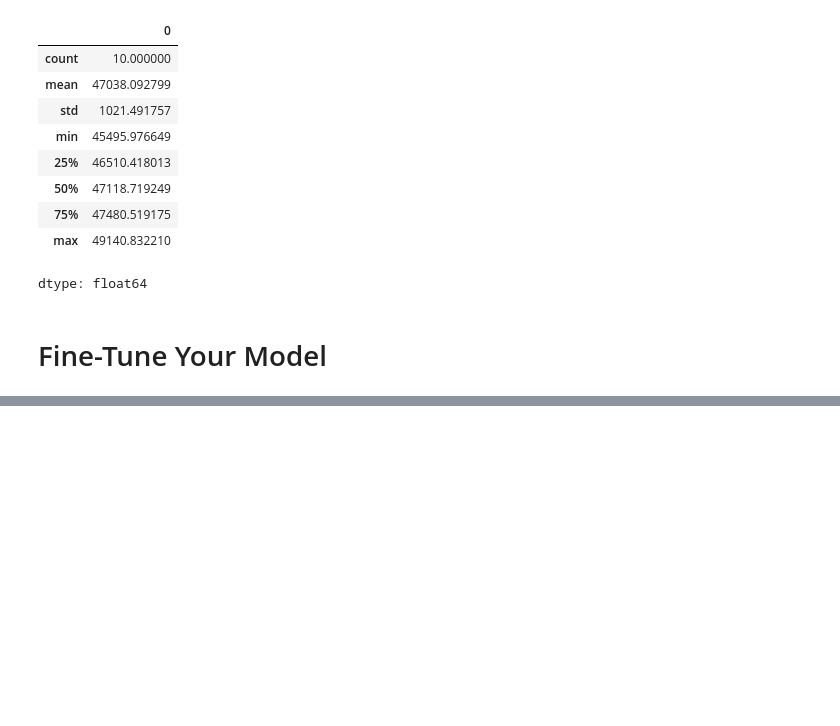
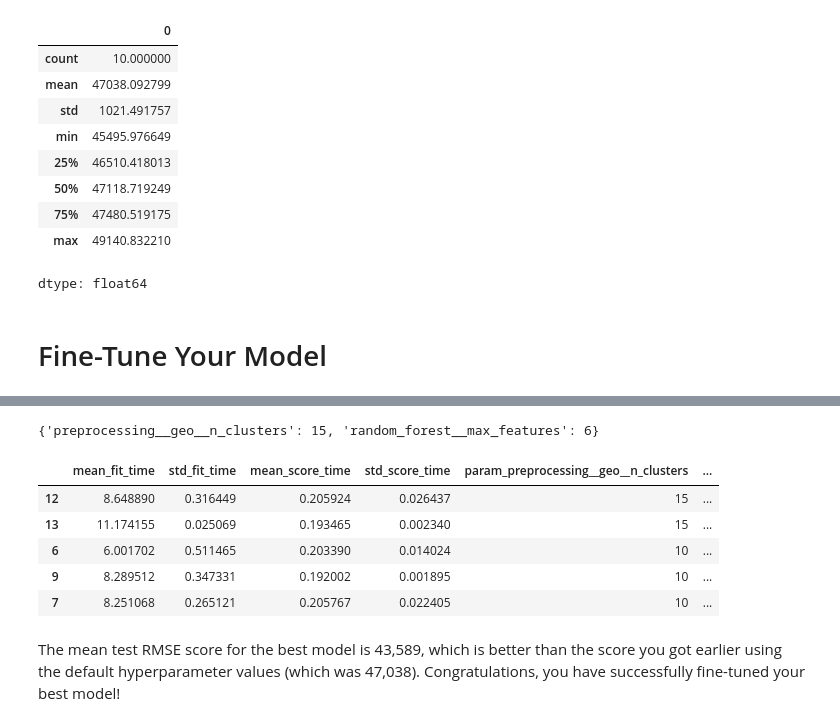
Before and after one commit to srikanthkote/ml-playground, a Jupyter notebook: housing_data_xplore.ipynb, the cells around one changed output, grey strips where cells are left out. Cells and saved outputs as stored; diff of their text form; code cells hidden in the pictures; blank space fills up the shorter version.

```diff
--- a/housing_data_xplore.ipynb
+++ b/housing_data_xplore.ipynb
@@ -888,3 +888,27 @@ pd.Series(forest_rmses).describe()
 dtype: float64
 # %% [markdown]
 # Fine-Tune Your Model
+# %%
+'''
+One option would be to fiddle with the hyperparameters manually, until you find a great combination of hyperparameter values.
+This would be very tedious work, and you may not have time to explore many combinations.
+Instead, you can use Scikit-Learn’s GridSearchCV class to search for you.
+All you need to do is tell it which hyperparameters you want it to experiment with and what values to try out,
+and it will use cross-validation to evaluate all the possible combinations of hyperparameter values.
+For example, the following code searches for the best combination of hyperparameter values for the RandomForestRegressor:
+'''
+from sklearn.model_selection import GridSearchCV
+
+full_pipeline = Pipeline([
+    ("preprocessing", preprocessing),
+    ("random_forest", RandomForestRegressor(random_state=42)),
+])
+param_grid = [
+    {'preprocessing__geo__n_clusters': [5, 8, 10],
+     'random_forest__max_features': [4, 6, 8]},
+    {'preprocessing__geo__n_clusters': [10, 15],
+     'random_forest__max_features': [6, 8, 10]},
+]
+grid_search = GridSearchCV(full_pipeline, param_grid, cv=3,
+                           scoring='neg_root_mean_squared_error')
+grid_search.fit(housing, housing_labels)
@@ -890,0 +935,19 @@ dtype: float64
+# %%
+#In this example, the best model is obtained by setting n_clusters to 15 and setting max_features to 6.
+grid_search.best_params_
+# %% [output]
+{'preprocessing__geo__n_clusters': 15, 'random_forest__max_features': 6}
+# %%
+cv_res = pd.DataFrame(grid_search.cv_results_)
+cv_res.sort_values(by="mean_test_score", ascending=False, inplace=True)
+# change column names to fit on this page, and show rmse = -score
+cv_res.head()  # note: the 1st column is the row ID
+# %% [output]
+|  | mean_fit_time | std_fit_time | mean_score_time | std_score_time | param_preprocessing__geo__n_clusters | ... |
+| 12 | 8.648890 | 0.316449 | 0.205924 | 0.026437 | 15 | ... |
+| 13 | 11.174155 | 0.025069 | 0.193465 | 0.002340 | 15 | ... |
+| 6 | 6.001702 | 0.511465 | 0.203390 | 0.014024 | 10 | ... |
+| 9 | 8.289512 | 0.347331 | 0.192002 | 0.001895 | 10 | ... |
+| 7 | 8.251068 | 0.265121 | 0.205767 | 0.022405 | 10 | ... |
+# %% [markdown]
+The mean test RMSE score for the best model is 43,589, which is better than the score you got earlier using the default hyperparameter values (which was 47,038). Congratulations, you have successfully fine-tuned your best model!
```
Also changed, not shown: parts of 3 cells of this notebook.
